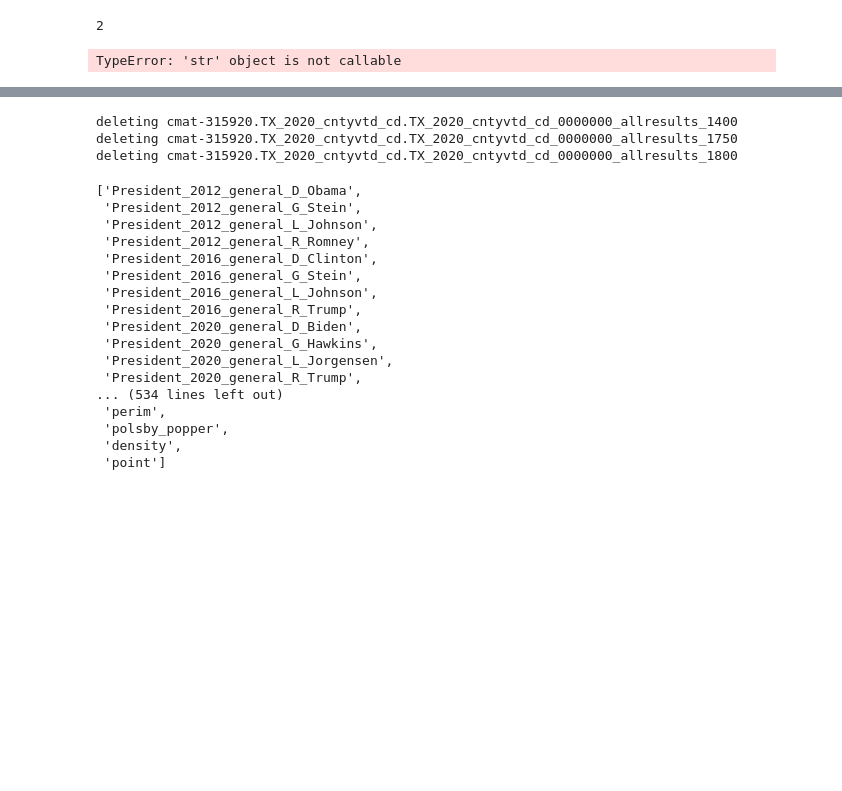
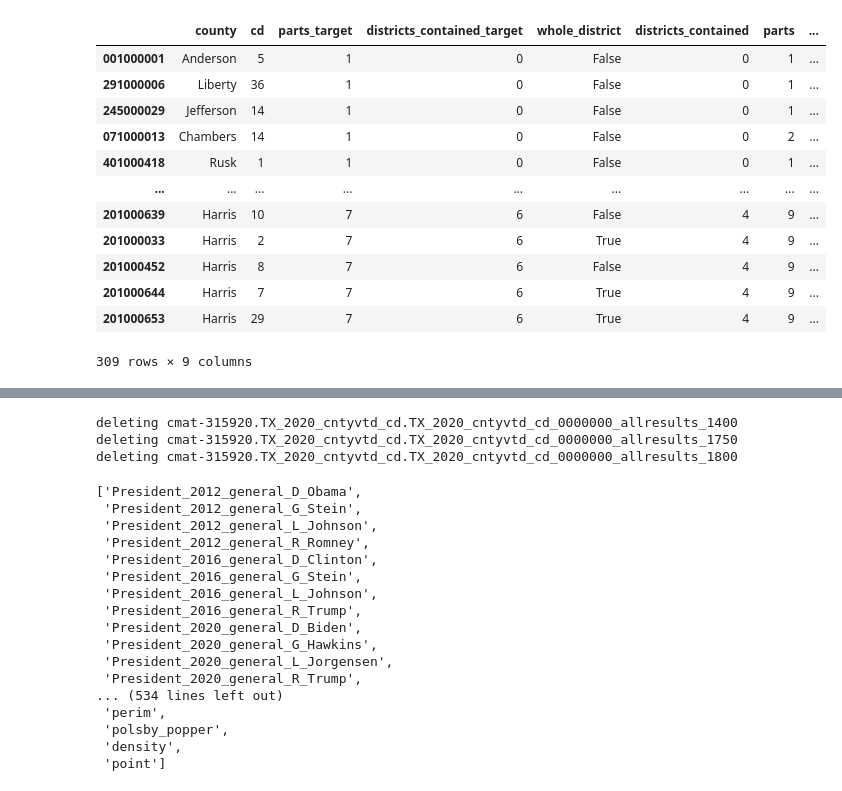
Before and after one commit to Tarleton-Math/MathVGerrmandering_CMAT_2021, a Jupyter notebook: redistricter.ipynb, the cells around one changed output, grey strips where cells are left out. Saved outputs shown, nothing was run; the diff lists cells and outputs as text; code cells hidden in the pictures; blank space fills up the shorter version.

```diff
--- a/redistricter.ipynb
+++ b/redistricter.ipynb
@@ -43,25 +18,34 @@ os.chdir('/home/jupyter/MathVGerrmandering_CMAT_2021/')
-# %%
-1+1
-# %% [output]
-2
 # %%
 self = G
 n = read_table(G.nodes.tbl)
-# %%
-self = G
-n.groupby('county')['total_pop'].sum()
-
-ideal_pop = round(n['total_pop'].sum() / 38)
-cd_target = n.groupby('county')['total_pop'].sum() / ideal_pop
-# cd_target.sort_values()
-w = n[['county', self.district_type]].drop_duplicates()
-(w.groupby('county').count()).sort_values(self.district_type)
-(w.groupby(self.district_type).count()).sort_values('county')
-(w.groupby('county').count()).sort_values(self.district_type)
-# display(w)
-w['intersects'] = w.groupby('county').apply('count')
-# w['A']  = w.groupby('county').transform('count')
-# w.groupby('county').transform('count')
-w
-# %% [output]
-TypeError: 'str' object is not callable
+# %%
+n = pd.DataFrame.from_dict(dict(self.graph.nodes(data=True)), orient='index')
+
+ideal_pop = round(n['total_pop'].sum() / 38)
+n['target'] = n.groupby('county')['total_pop'].transform('sum') / ideal_pop
+n['districts_contained_target'] = np.floor(n['target']).astype(int)
+n['parts_target'] = np.ceil(n['target']).astype(int)
+
+
+w = n[['county', self.district_type, 'parts_target', 'districts_contained_target']].drop_duplicates()
+w['whole_district'] = w.groupby(self.district_type)['county'].transform('count') <= 1
+w['districts_contained'] = w.groupby('county')['whole_district'].transform('sum')
+w['parts'] = w.groupby('county')[self.district_type].transform('count')
+
+w['parts_error'] = (w['parts_target'] - w['parts']).abs()
+w['districts_contained_error'] = (w['districts_contained_target'] - w['districts_contained']).abs()
+w.sort_values('parts_target')
+# %% [output]
+|  | county | cd | parts_target | districts_contained_target | whole_district | districts_contained | parts | ... |
+| 001000001 | Anderson | 5 | 1 | 0 | False | 0 | 1 | ... |
+| 291000006 | Liberty | 36 | 1 | 0 | False | 0 | 1 | ... |
+| 245000029 | Jefferson | 14 | 1 | 0 | False | 0 | 1 | ... |
+| 071000013 | Chambers | 14 | 1 | 0 | False | 0 | 2 | ... |
+| 401000418 | Rusk | 1 | 1 | 0 | False | 0 | 1 | ... |
+| ... | ... | ... | ... | ... | ... | ... | ... | ... |
+| 201000639 | Harris | 10 | 7 | 6 | False | 4 | 9 | ... |
+| 201000033 | Harris | 2 | 7 | 6 | True | 4 | 9 | ... |
+| 201000452 | Harris | 8 | 7 | 6 | False | 4 | 9 | ... |
+| 201000644 | Harris | 7 | 7 | 6 | True | 4 | 9 | ... |
+| 201000653 | Harris | 29 | 7 | 6 | True | 4 | 9 | ... |
+309 rows × 9 columns
```
Also changed, not shown: parts of 6 cells of this notebook, 4 other files.
